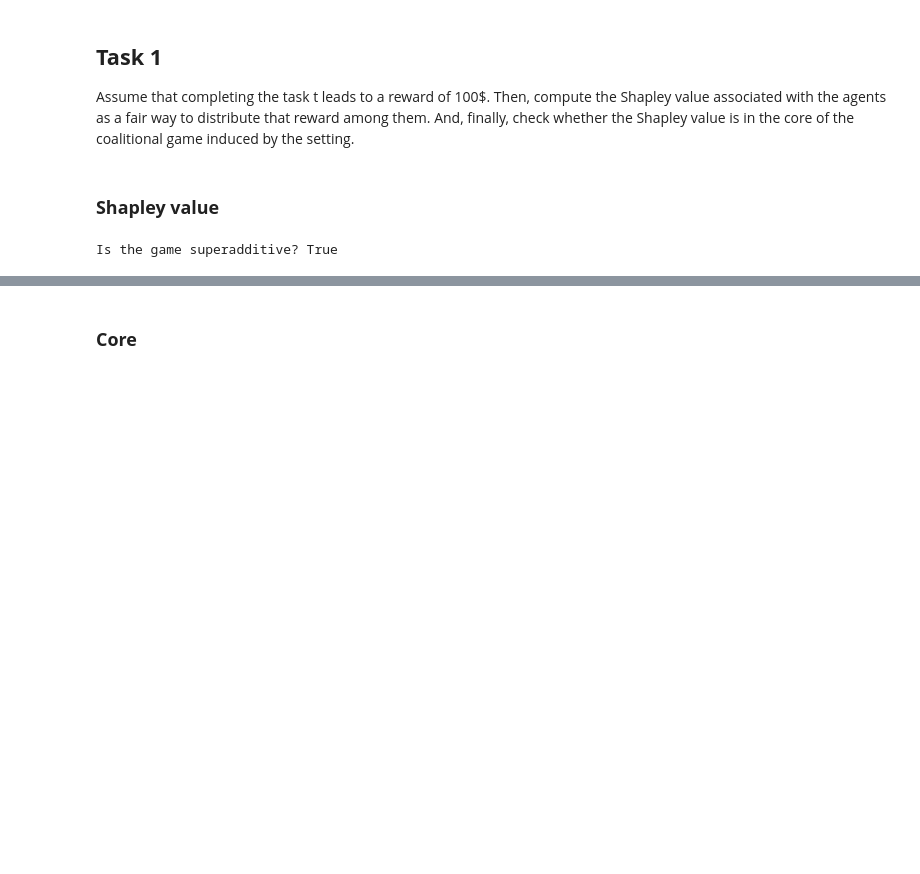
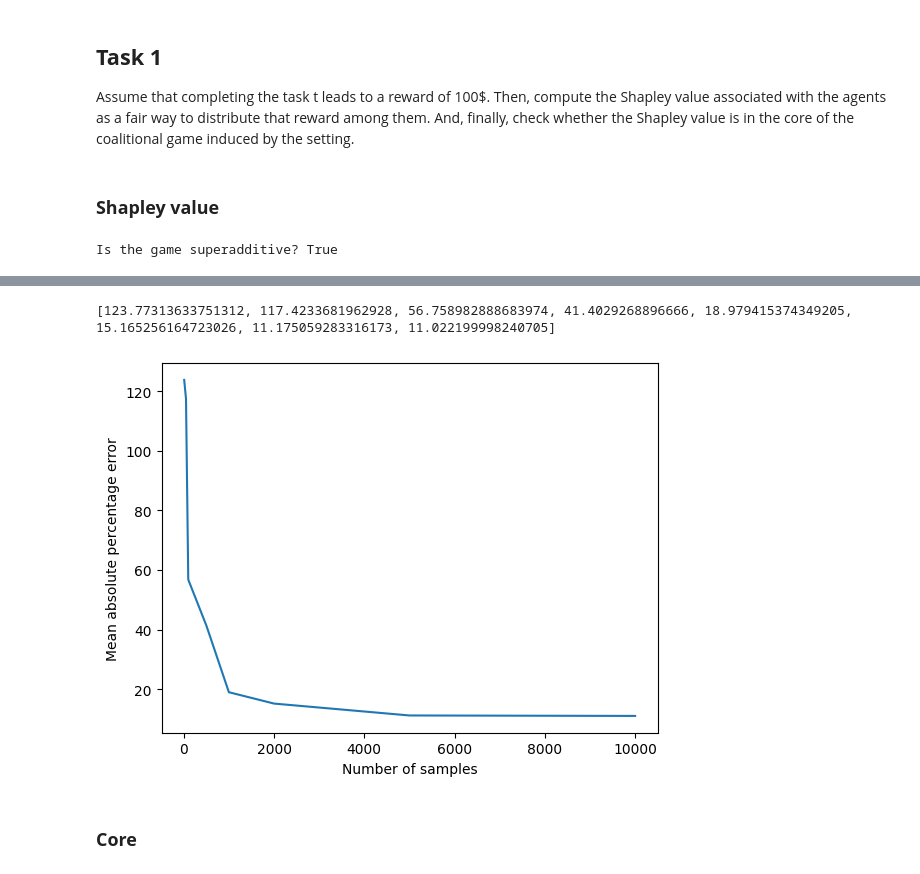
Before and after one commit to Absoluty02/DLA, a Jupyter notebook: AGT/AGTProject.ipynb, the cells around one changed output, grey strips where cells are left out. Saved outputs shown, nothing was run; the diff lists cells and outputs as text; code cells hidden in the pictures; blank space fills up the shorter version.

Commit message:
added monte carlo sampling approx for shapley value

```diff
--- a/AGT/AGTProject.ipynb
+++ b/AGT/AGTProject.ipynb
@@ -148,0 +238,24 @@ print(shapley_values)
+# %%
+import time
+
+# Compute the Monte Carlo Shapley values
+st_monte_carlo = time.time()
+mc_shapley_values = monte_carlo_shapley(new_agents, v_monte_carlo, num_samples)
+et_monte_carlo = time.time()
+print("Monte Carlo Shapley Values:", mc_shapley_values)
+print("Computational time with the Monte Carlo sampling approximation formula for the %d players instance: %2f seconds" %(num_players, et_monte_carlo - st_monte_carlo))
+
+# Compute the classic Shapley values
+st = time.time()
+classic_shapley = shapley(new_agents, v_monte_carlo)
+et = time.time()
+print("Classic Shapley Values:", classic_shapley)
+print("Computational time with the general formula of the Shapley value for the %d players instance:  %2f seconds" %(num_players, et - st))
+
+# Sorting values for comparison
+approx_shapley = [mc_shapley_values[agent] for agent in sorted(mc_shapley_values.keys(), key=int)]
+exact_shapley = [classic_shapley[agent] for agent in sorted(classic_shapley.keys(), key=int)]
+
+# Evaluating the error
+mape_error = calculate_mape(classic_shapley, mc_shapley_values)
+print(f"MAPE: {mape_error:.2f}%")
@@ -149,3 +268,26 @@ print(shapley_values)
+# %%
+import matplotlib.pyplot as plt
+
+samples = [10,50,100,500,1000,2000,5000,10000]
+mapes = []
+
+for m in samples:
+  classic_shapley = shapley(new_agents, v_monte_carlo)
+  mc_shapley = monte_carlo_shapley(new_agents, v_monte_carlo, m)
+
+  approx_shapley = [elem[1] for elem in sorted(mc_shapley.items(), key=lambda x: x[1])]
+  exact_shapley = [value for key, value in sorted(classic_shapley.items(), key=lambda x: int(x[0]))]
+
+  mapes.append(calculate_mape(classic_shapley, mc_shapley))
+
+print(mapes)
+plt.plot(samples, mapes)
+plt.xlabel('Number of samples')
+plt.ylabel('Mean absolute percentage error')
+plt.show()
+# %% [output]
+[123.77313633751312, 117.4233681962928, 56.758982888683974, 41.4029268896666, 18.979415374349205, 15.165256164723026, 11.175059283316173, 11.022199998240705]
+[figure, added]
 # %% [markdown]
 ### **Core**
 # %%
```
Also changed, not shown: parts of 15 cells of this notebook.
